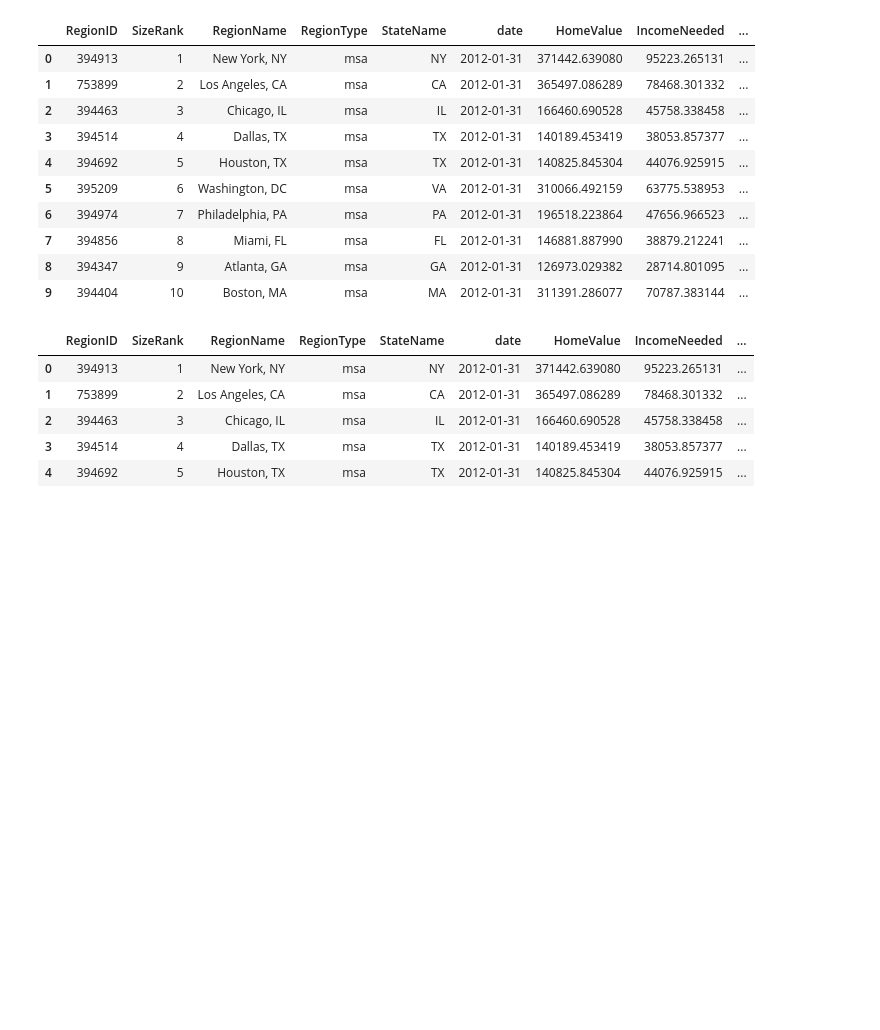
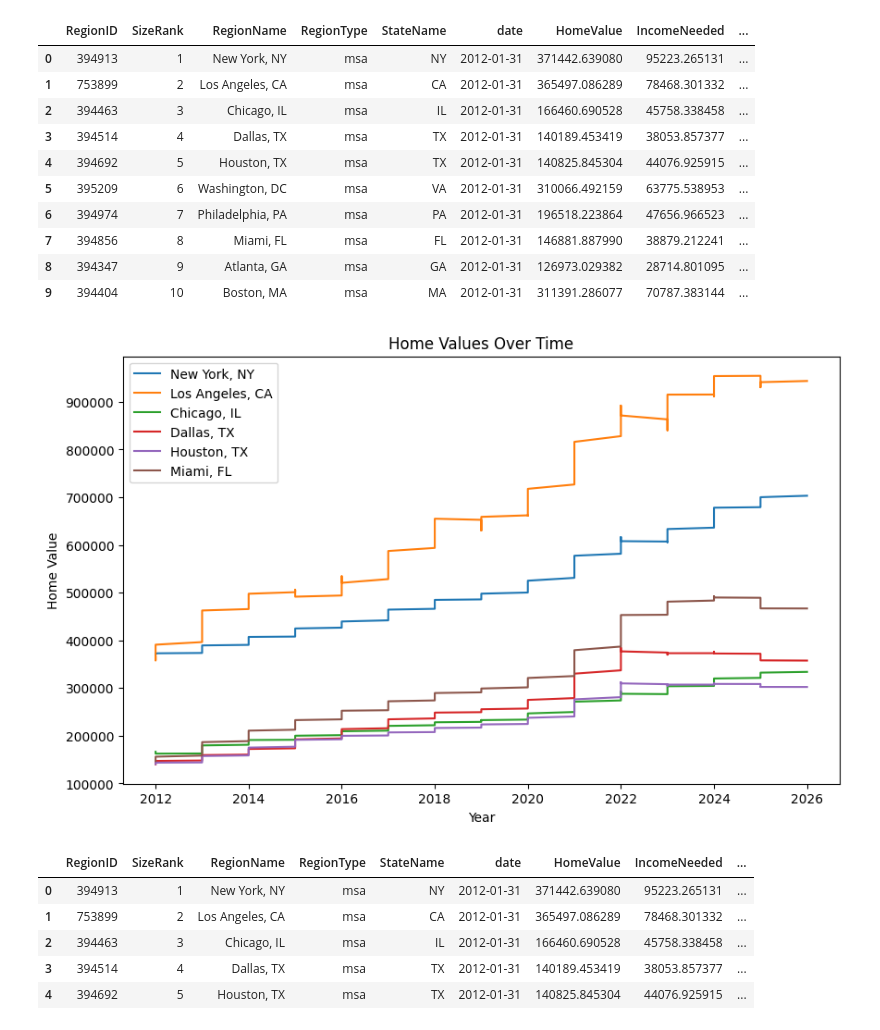
Before and after one commit to jkolo1/STA141B-Final-Project-Group-15, a Jupyter notebook: Housing Project.ipynb, the cells around one changed output. Cells and saved outputs as stored; diff of their text form; code cells hidden in the pictures; blank space fills up the shorter version.

```diff
--- a/Housing Project.ipynb
+++ b/Housing Project.ipynb
@@ -113,6 +113,36 @@ merged.head(10)
 | 7 | 394856 | 8 | Miami, FL | msa | FL | 2012-01-31 | 146881.887990 | 38879.212241 | ... |
 | 8 | 394347 | 9 | Atlanta, GA | msa | GA | 2012-01-31 | 126973.029382 | 28714.801095 | ... |
 | 9 | 394404 | 10 | Boston, MA | msa | MA | 2012-01-31 | 311391.286077 | 70787.383144 | ... |
+# %%
+# Use 6 metros for the line graphs so they stay readable
+metros6 = [
+    "New York, NY",
+    "Los Angeles, CA",
+    "Chicago, IL",
+    "Dallas, TX",
+    "Houston, TX",
+    "Miami, FL"
+]
+
+plot6 = merged.loc[merged["RegionName"].isin(metros6), :].copy()
+plot6["year"] = plot6["date"].dt.year
+
+
+# Plot home values over time for the selected metros
+fig, ax = plt.subplots(figsize=(10, 6))
+
+for metro in metros6:
+    temp = plot6.loc[plot6["RegionName"] == metro, :]
+    plt.plot(temp["year"], temp["HomeValue"], label=metro)
+
+plt.title("Home Values Over Time")
+ax.set(xlabel="Year", ylabel="Home Value")
+ax.legend(loc="best")
+
+plt.show()
+plt.close()
+# %% [output]
+[figure, added]
 # %%
 # Choose top 9 metro areas to focus on
 METROS = [
```
Also changed, not shown: parts of 8 cells of this notebook.
